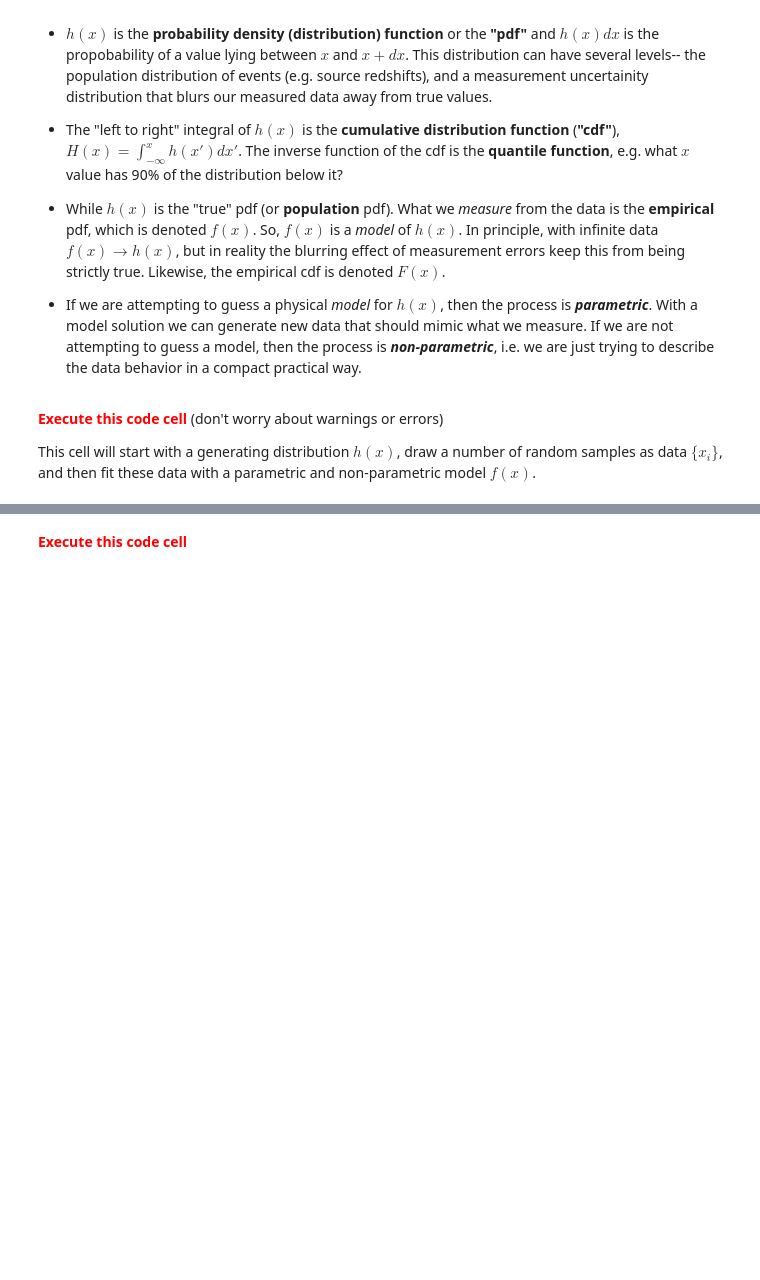
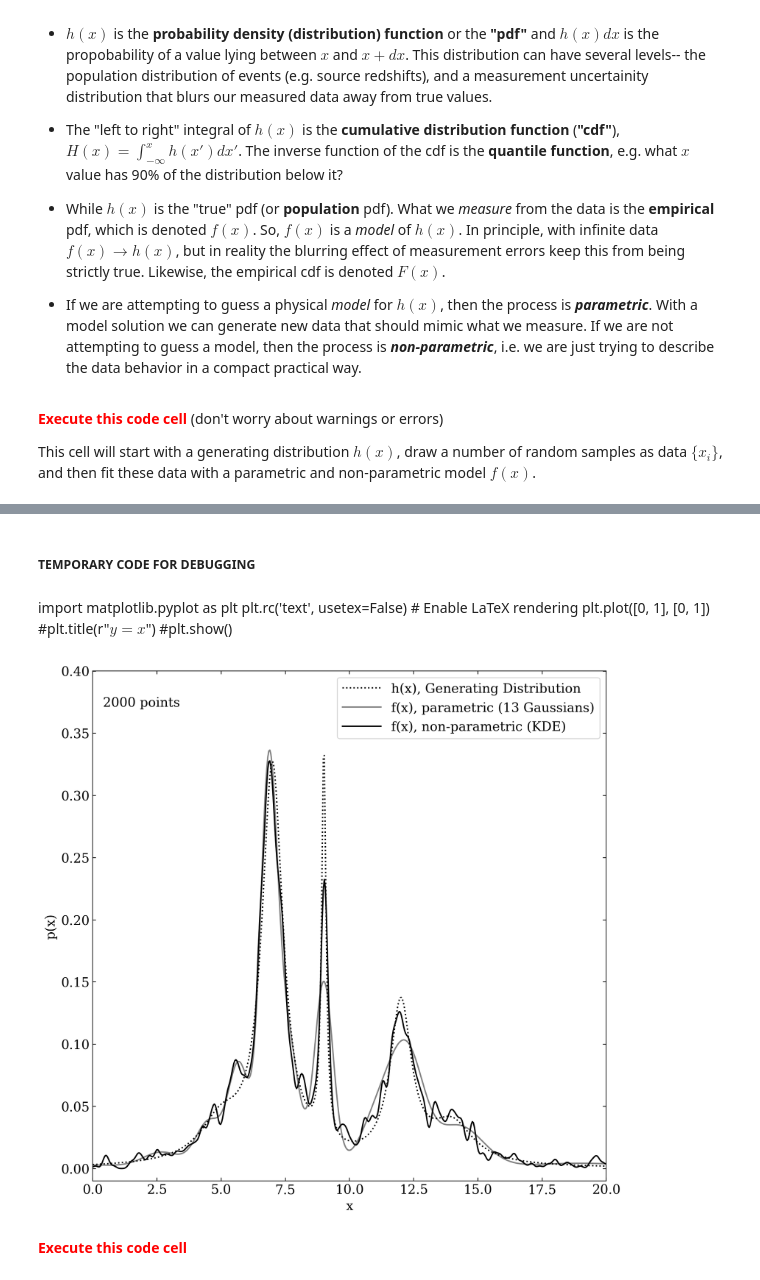
Before and after one commit to NihanPol/ASTR_3300_S2025, a Jupyter notebook: lectures/Lecture_2.ipynb, the cells around one changed output, grey strips where cells are left out. Saved outputs shown, nothing was run; the diff lists cells and outputs as text; code cells hidden in the pictures; blank space fills up the shorter version.

```diff
--- a/lectures/Lecture_2.ipynb
+++ b/lectures/Lecture_2.ipynb
@@ -57,3 +59,11 @@ print(os.environ['PATH'])
+# %% [markdown]
+##### TEMPORARY CODE FOR DEBUGGING
+# %% [markdown]
+import matplotlib.pyplot as plt
+plt.rc('text', usetex=False)  # Enable LaTeX rendering
+plt.plot([0, 1], [0, 1])
+#plt.title(r"$y = x$")
+#plt.show()
 # %%
 # based on Ivezic v2, Figure 6.8; edited by G. T. Richards and S. R. Taylor
 
@@ -66,6 +76,7 @@ print(os.environ['PATH'])
 #    https://groups.google.com/forum/#!forum/astroml-general
 import numpy as np
 from matplotlib import pyplot as plt
+
 from scipy import stats
 
 from sklearn.neighbors import KernelDensity
@@ -80,7 +91,11 @@ from sklearn.mixture import GaussianMixture
 # you can set usetex to False.
 if "setup_text_plots" not in globals():
     from astroML.plotting import setup_text_plots
-setup_text_plots(fontsize=14, usetex=True)
+
+#COMMENTED THIS LINE AS I WAS FACING ERROR WITH LATEX
+#setup_text_plots(fontsize=14, usetex=True)
+
+
 %config InlineBackend.figure_format='retina' # very useful command for high-res images
 
 #------------------------------------------------------------
@@ -102,39 +117,42 @@ x = x[x < 30]
 
 #------------------------------------------------------------
 # plot the results
 fig,ax = plt.subplots(figsize=(10, 10))
 
 xgrid = np.linspace(-10, 30, 1000)
 
 # Compute density with KDE
 kde = KernelDensity(bandwidth=0.1, kernel='gaussian')
 kde.fit(x[:, None])
 dens_kde = np.exp(kde.score_samples(xgrid[:, None]))
 
 # Compute density via Gaussian Mixtures using a pre-defined number of clusters (13)
 gmm = GaussianMixture(n_components=13).fit(x.reshape(-1, 1))
 logprob = gmm.score_samples(xgrid.reshape(-1, 1))
 fx = lambda j : np.exp(gmm.score_samples(j.reshape(-1, 1)))
 
 # plot the results
 ax.plot(xgrid, hx(xgrid), ':', color='black', zorder=3,
-            label="$h(x)$, Generating Distribution")
+            label="h(x), Generating Distribution")
 ax.plot(xgrid, fx(np.array(xgrid)), '-', color='gray',
-            label="$f(x)$, parametric (13 Gaussians)")
+            label="f(x), parametric (13 Gaussians)")
 ax.plot(xgrid, dens_kde, '-', color='black', zorder=3,
-            label="$f(x)$, non-parametric (KDE)")
+            label="f(x), non-parametric (KDE)")
+#ax.
 
 # label the plot
 ax.text(0.02, 0.95, "%i points" % N, ha='left', va='top',
             transform=ax.transAxes)
-ax.set_ylabel('$p(x)$',fontsize=14)
+ax.set_ylabel('p(x)',fontsize=14)
 ax.legend(loc='upper right')
 
-ax.set_xlabel('$x$',fontsize=14)
+ax.set_xlabel('x',fontsize=14)
 ax.set_xlim(0, 20)
 ax.set_ylim(-0.01, 0.4001)
-
+#plt.rc('text', usetex=False)
 plt.show()
+# %% [output]
+[figure, added]
 # %% [markdown]
 <font color='red'>**Execute this code cell**</font>
 # %%
```
Also changed, not shown: parts of 7 cells of this notebook.
